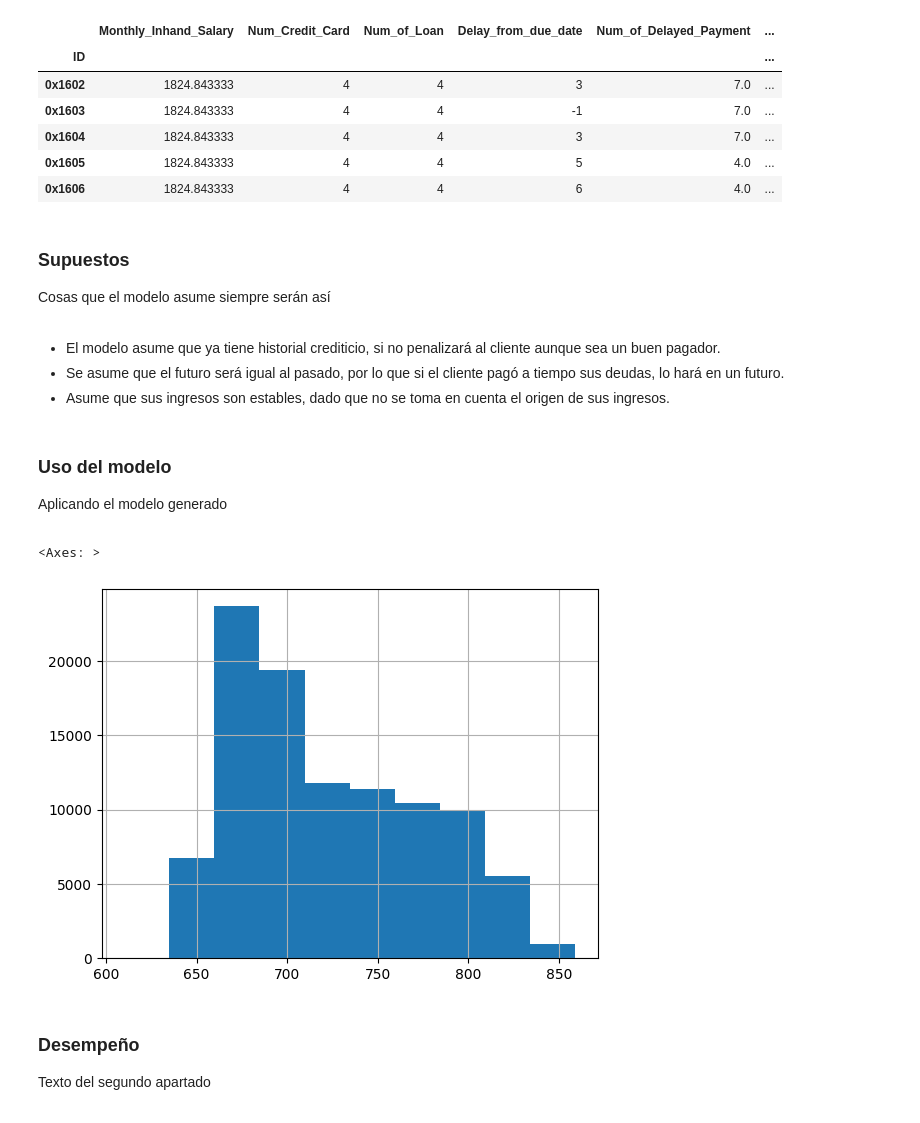
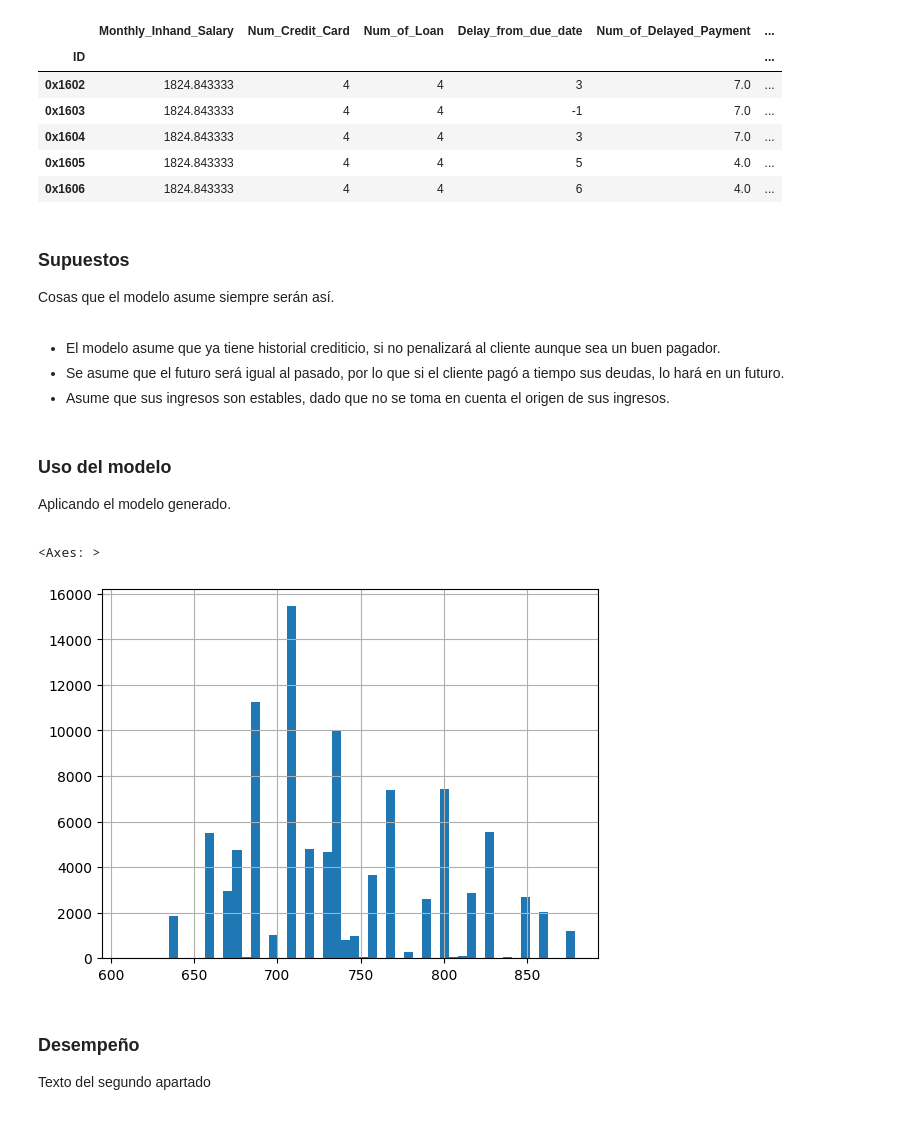
Before and after one commit to MauLTamez/ModelosDeCredito_Proyecto1, a Jupyter notebook: Modelo.ipynb, the cells around one changed output. Cells and saved outputs as stored; diff of their text form; code cells hidden in the pictures.

```diff
--- a/Modelo.ipynb
+++ b/Modelo.ipynb
@@ -151,7 +151,7 @@ data_clean.head()
 <div id='model.2'/>
 
 ### Supuestos
-Cosas que el modelo asume siempre serán así
+Cosas que el modelo asume siempre serán así.
 # %% [markdown]
 - El modelo asume que ya tiene historial crediticio, si no penalizará al cliente aunque sea un buen pagador.
 - Se asume que el futuro será igual al pasado, por lo que si el cliente pagó a tiempo sus deudas, lo hará en un futuro.
@@ -160,12 +160,12 @@ Cosas que el modelo asume siempre serán así
 <div id='model.3'/>
 
 ### Uso del modelo
-Aplicando el modelo generado
+Aplicando el modelo generado.
 # %%
-setScore(data_clean)['Score_Predicted_in_points'].apply()
+setScore(data_clean)[['Score_Predicted_in_points','Score_Predicted_in_bracket']]['Score_Predicted_in_bracket'].hist(bins = 50)
 # %% [output]
 <Axes: >
-[figure, old version]
+[figure, new version]
 # %% [markdown]
 <div id='model.4'/>
 
```
Also changed, not shown: parts of 2 cells of this notebook, 1 other file.
